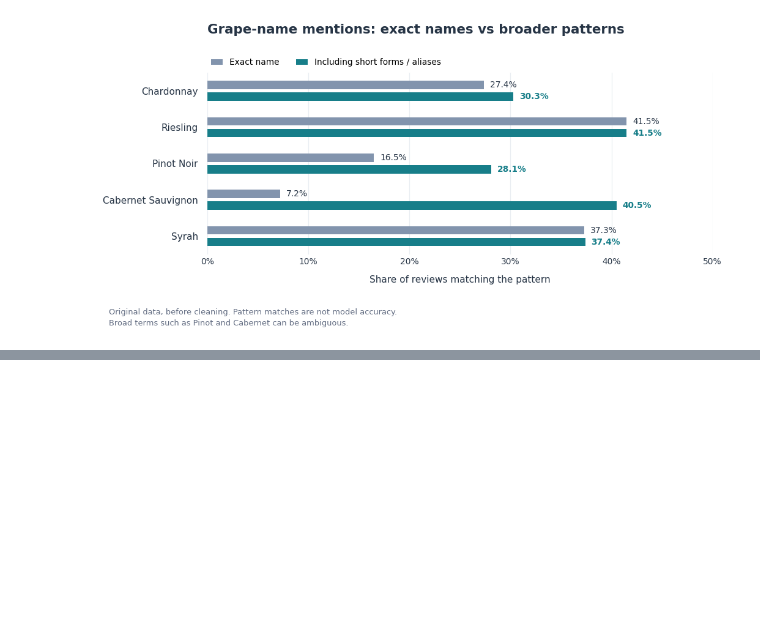
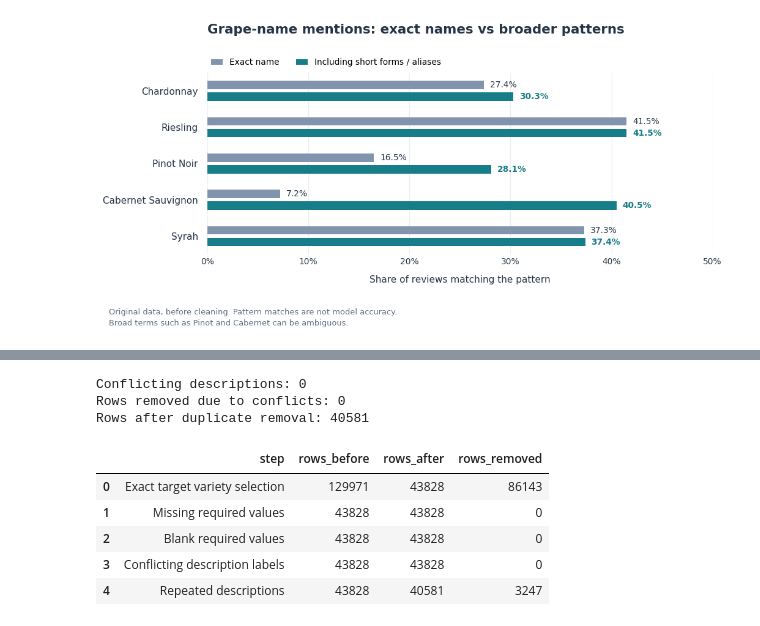
Before and after one commit to abrukhanska/dry-run, a Jupyter notebook: dry_run.ipynb, the cells around one changed output, grey strips where cells are left out. Cells and saved outputs as stored; diff of their text form; code cells hidden in the pictures; blank space fills up the shorter version.

```diff
--- a/dry_run.ipynb
+++ b/dry_run.ipynb
@@ -1047,0 +1610,79 @@ After the sample is frozen, participant 3 creates and checks the shared winery-g
+# %%
+# Section 4.4 — Normalize descriptions for duplicate detection
+
+if PREPARE_SAMPLE:
+
+  cleaned_df["description_key"] = (
+      cleaned_df["description"]
+      .str.casefold()
+      .str.replace(r"\s+", " ", regex=True)
+      .str.strip()
+  )
+
+  # Count distinct labels for every normalized description.
+  label_counts = cleaned_df.groupby(
+      "description_key"
+  )["variety"].nunique()
+
+  conflicting_keys = label_counts[
+      label_counts > 1
+  ].index
+
+  before = len(cleaned_df)
+
+  conflict_mask = cleaned_df[
+      "description_key"
+  ].isin(conflicting_keys)
+
+  conflicting_rows = int(conflict_mask.sum())
+  conflicting_descriptions = len(conflicting_keys)
+
+  cleaned_df = cleaned_df.loc[
+      ~conflict_mask
+  ].copy()
+
+  log_cleaning_step(
+      "Conflicting description labels",
+      before,
+      len(cleaned_df)
+  )
+
+  # Preserve the first original occurrence.
+  cleaned_df = cleaned_df.sort_values(
+      "source_row",
+      kind="stable"
+  )
+
+  before = len(cleaned_df)
+
+  cleaned_df = cleaned_df.drop_duplicates(
+      subset="description_key",
+      keep="first"
+  ).copy()
+
+  log_cleaning_step(
+      "Repeated descriptions",
+      before,
+      len(cleaned_df)
+  )
+
+  assert cleaned_df["description_key"].is_unique
+
+  print("Conflicting descriptions:", conflicting_descriptions)
+  print("Rows removed due to conflicts:", conflicting_rows)
+  print("Rows after duplicate removal:", len(cleaned_df))
+
+  display(pd.DataFrame(cleaning_log))
+
+else:
+    print("Skipped: using the validated frozen sample.")
+# %% [output]
+Conflicting descriptions: 0
+Rows removed due to conflicts: 0
+Rows after duplicate removal: 40581
+|  | step | rows_before | rows_after | rows_removed |
+| 0 | Exact target variety selection | 129971 | 43828 | 86143 |
+| 1 | Missing required values | 43828 | 43828 | 0 |
+| 2 | Blank required values | 43828 | 43828 | 0 |
+| 3 | Conflicting description labels | 43828 | 43828 | 0 |
+| 4 | Repeated descriptions | 43828 | 40581 | 3247 |
```
Also changed, not shown: parts of 38 cells of this notebook, 14 other files.
